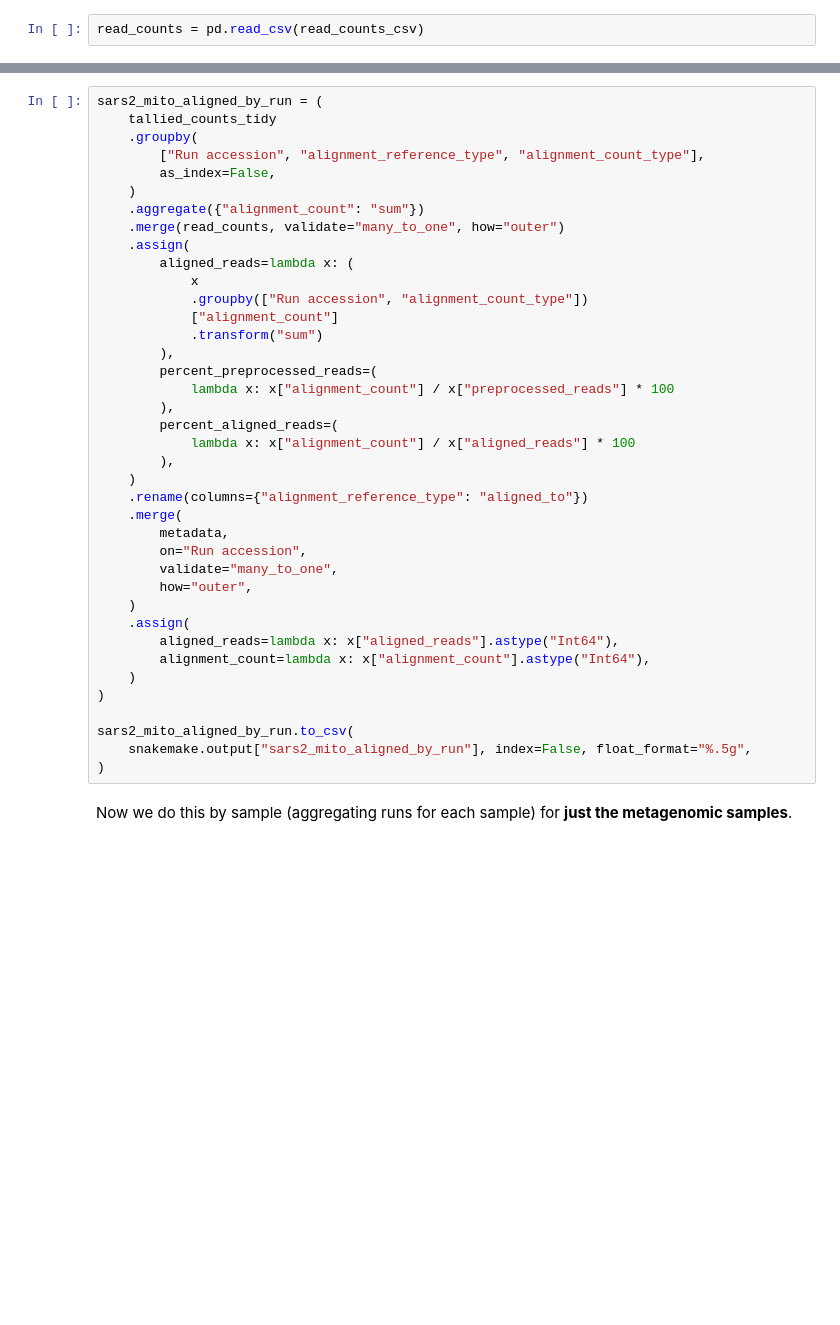
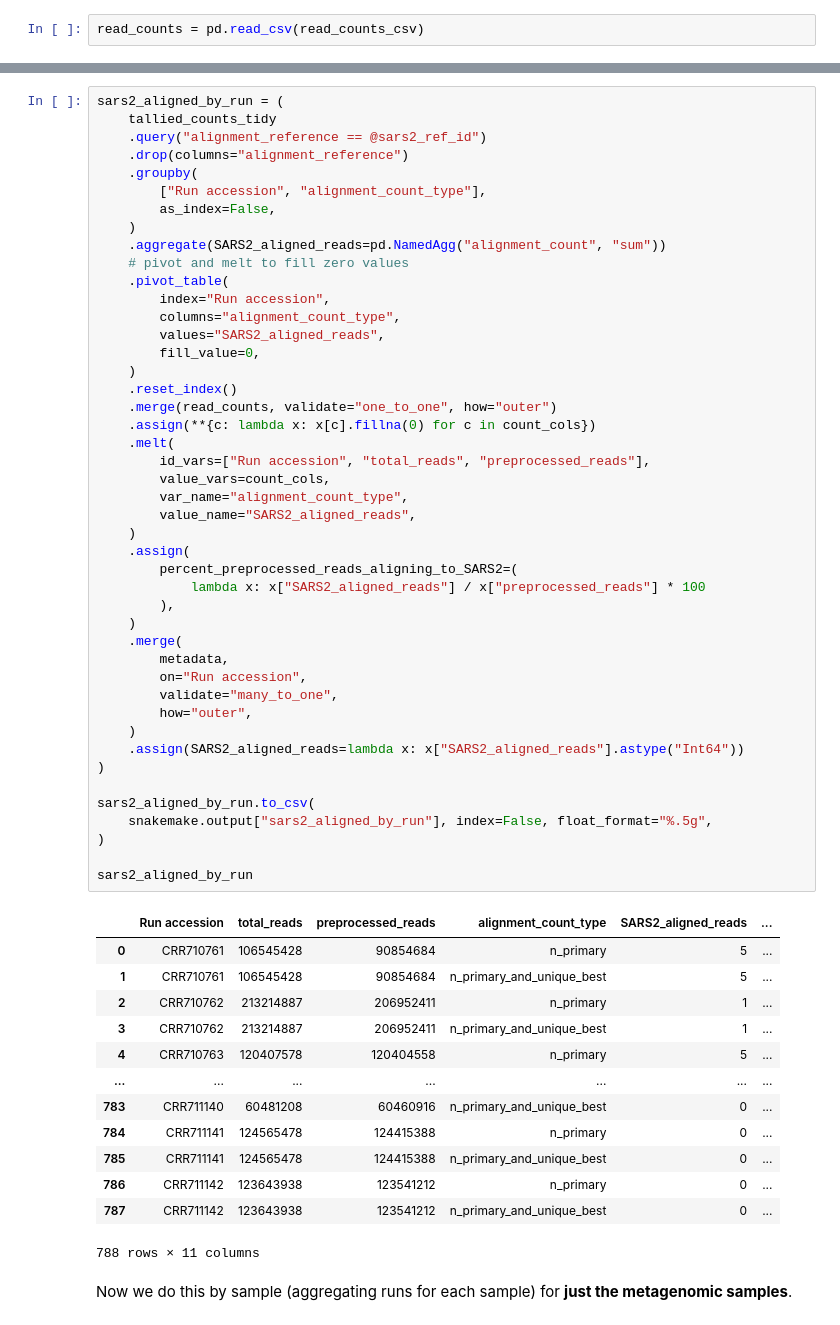
Before and after one commit to jbloom/Huanan_market_samples, a Jupyter notebook: notebooks/aggregate_all_counts.py.ipynb, the cells around one changed output, grey strips where cells are left out. Cells and saved outputs as stored; diff of their text form; blank space fills up the shorter version.

```diff
--- a/notebooks/aggregate_all_counts.py.ipynb
+++ b/notebooks/aggregate_all_counts.py.ipynb
@@ -91,44 +108,64 @@ Now get the SARS-CoV-2 and mitochondrial read counts as a percentage of all prep
 
 We first do this by run:
 # %%
-sars2_mito_aligned_by_run = (
+sars2_aligned_by_run = (
     tallied_counts_tidy
+    .query("alignment_reference == @sars2_ref_id")
+    .drop(columns="alignment_reference")
     .groupby(
-        ["Run accession", "alignment_reference_type", "alignment_count_type"],
+        ["Run accession", "alignment_count_type"],
         as_index=False,
     )
-    .aggregate({"alignment_count": "sum"})
-    .merge(read_counts, validate="many_to_one", how="outer")
+    .aggregate(SARS2_aligned_reads=pd.NamedAgg("alignment_count", "sum"))
+    # pivot and melt to fill zero values
+    .pivot_table(
+        index="Run accession",
+        columns="alignment_count_type",
+        values="SARS2_aligned_reads",
+        fill_value=0,
+    )
+    .reset_index()
+    .merge(read_counts, validate="one_to_one", how="outer")
+    .assign(**{c: lambda x: x[c].fillna(0) for c in count_cols})
+    .melt(
+        id_vars=["Run accession", "total_reads", "preprocessed_reads"],
+        value_vars=count_cols,
+        var_name="alignment_count_type",
+        value_name="SARS2_aligned_reads",
+    )
     .assign(
-        aligned_reads=lambda x: (
-            x
-            .groupby(["Run accession", "alignment_count_type"])
-            ["alignment_count"]
-            .transform("sum")
-        ),
-        percent_preprocessed_reads=(
-            lambda x: x["alignment_count"] / x["preprocessed_reads"] * 100
-        ),
-        percent_aligned_reads=(
-            lambda x: x["alignment_count"] / x["aligned_reads"] * 100
+        percent_preprocessed_reads_aligning_to_SARS2=(
+            lambda x: x["SARS2_aligned_reads"] / x["preprocessed_reads"] * 100
         ),
     )
-    .rename(columns={"alignment_reference_type": "aligned_to"})
     .merge(
         metadata,
         on="Run accession",
         validate="many_to_one",
         how="outer",
     )
-    .assign(
-        aligned_reads=lambda x: x["aligned_reads"].astype("Int64"),
-        alignment_count=lambda x: x["alignment_count"].astype("Int64"),
-    )
+    .assign(SARS2_aligned_reads=lambda x: x["SARS2_aligned_reads"].astype("Int64"))
 )
 
-sars2_mito_aligned_by_run.to_csv(
-    snakemake.output["sars2_mito_aligned_by_run"], index=False, float_format="%.5g",
+sars2_aligned_by_run.to_csv(
+    snakemake.output["sars2_aligned_by_run"], index=False, float_format="%.5g",
 )
+
+sars2_aligned_by_run
+# %% [output]
+|  | Run accession | total_reads | preprocessed_reads | alignment_count_type | SARS2_aligned_reads | ... |
+| 0 | CRR710761 | 106545428 | 90854684 | n_primary | 5 | ... |
+| 1 | CRR710761 | 106545428 | 90854684 | n_primary_and_unique_best | 5 | ... |
+| 2 | CRR710762 | 213214887 | 206952411 | n_primary | 1 | ... |
+| 3 | CRR710762 | 213214887 | 206952411 | n_primary_and_unique_best | 1 | ... |
+| 4 | CRR710763 | 120407578 | 120404558 | n_primary | 5 | ... |
+| ... | ... | ... | ... | ... | ... | ... |
+| 783 | CRR711140 | 60481208 | 60460916 | n_primary_and_unique_best | 0 | ... |
+| 784 | CRR711141 | 124565478 | 124415388 | n_primary | 0 | ... |
+| 785 | CRR711141 | 124565478 | 124415388 | n_primary_and_unique_best | 0 | ... |
+| 786 | CRR711142 | 123643938 | 123541212 | n_primary | 0 | ... |
+| 787 | CRR711142 | 123643938 | 123541212 | n_primary_and_unique_best | 0 | ... |
+788 rows × 11 columns
 # %% [markdown]
 Now we do this by sample (aggregating runs for each sample) for **just the metagenomic samples**.
 # %%
```
Also changed, not shown: parts of 9 cells of this notebook, 1 other file.
